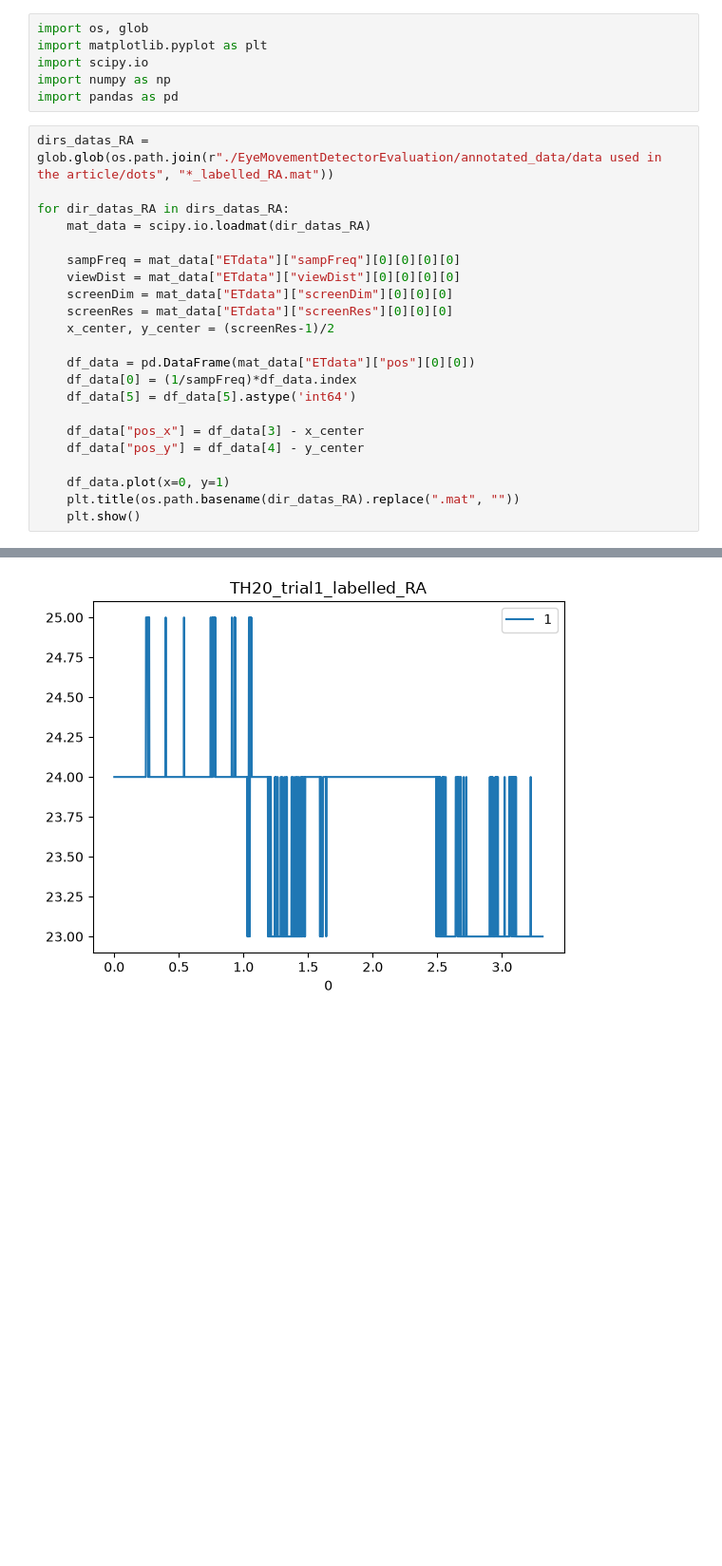
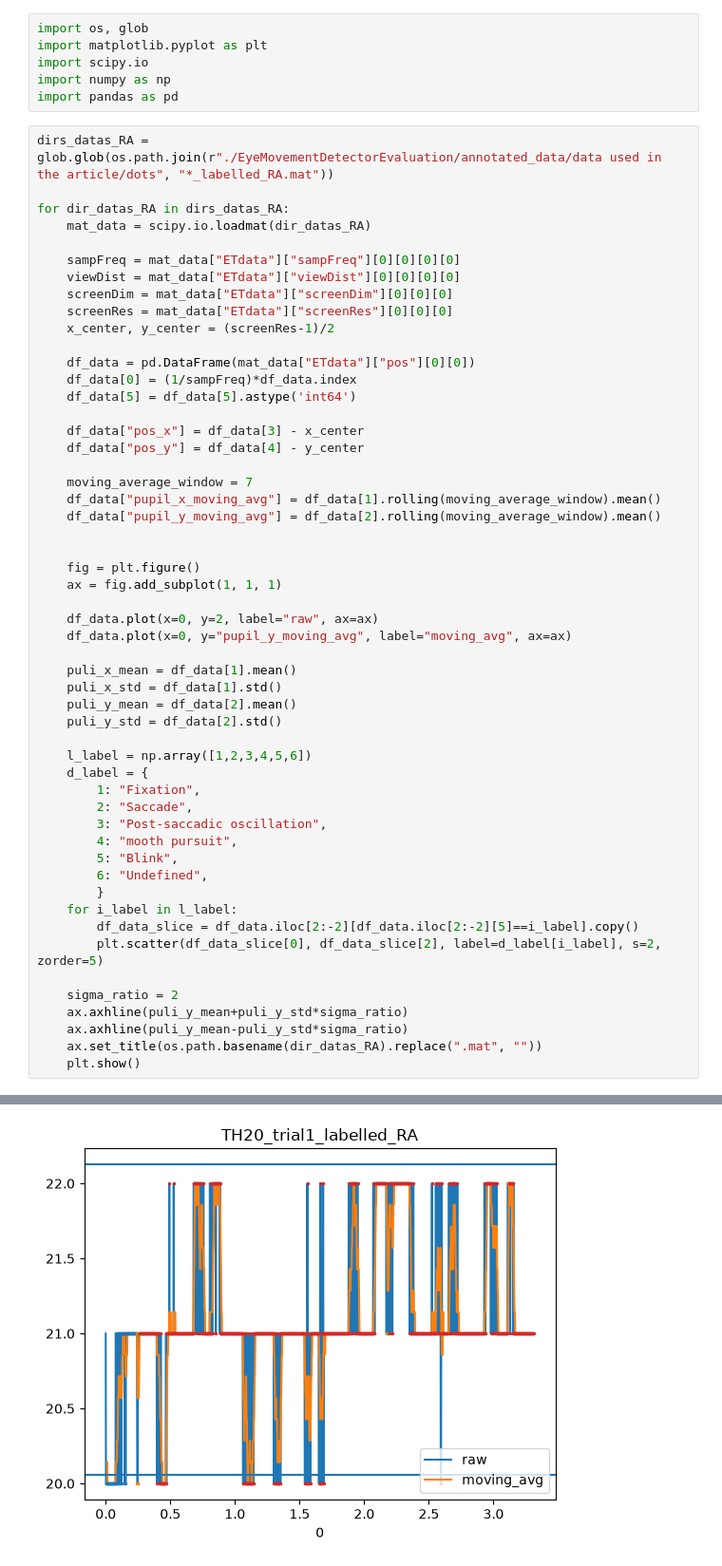
Before and after one commit to kuroganegames/biosignal_training, a Jupyter notebook: work_sim_2/show_pupil.ipynb, the cells around one changed output, grey strips where cells are left out. Shown at 95% size. Cells and saved outputs as stored; diff of their text form; blank space fills up the shorter version.

Commit message:
sim2: add pupil removed

```diff
--- a/work_sim_2/show_pupil.ipynb
+++ b/work_sim_2/show_pupil.ipynb
@@ -23,7 +23,38 @@ for dir_datas_RA in dirs_datas_RA:
     df_data["pos_x"] = df_data[3] - x_center
     df_data["pos_y"] = df_data[4] - y_center
 
-    df_data.plot(x=0, y=1)
-    plt.title(os.path.basename(dir_datas_RA).replace(".mat", ""))
+    moving_average_window = 7
+    df_data["pupil_x_moving_avg"] = df_data[1].rolling(moving_average_window).mean()
+    df_data["pupil_y_moving_avg"] = df_data[2].rolling(moving_average_window).mean()
+
+
+    fig = plt.figure()
+    ax = fig.add_subplot(1, 1, 1)
+
+    df_data.plot(x=0, y=2, label="raw", ax=ax)
+    df_data.plot(x=0, y="pupil_y_moving_avg", label="moving_avg", ax=ax)
+
+    puli_x_mean = df_data[1].mean()
+    puli_x_std = df_data[1].std()
+    puli_y_mean = df_data[2].mean()
+    puli_y_std = df_data[2].std()
+
+    l_label = np.array([1,2,3,4,5,6])
+    d_label = {
+        1: "Fixation",
+        2: "Saccade",
+        3: "Post-saccadic oscillation",
+        4: "mooth pursuit",
+        5: "Blink",
+        6: "Undefined",
+        }
+    for i_label in l_label:
+        df_data_slice = df_data.iloc[2:-2][df_data.iloc[2:-2][5]==i_label].copy()
+        plt.scatter(df_data_slice[0], df_data_slice[2], label=d_label[i_label], s=2, zorder=5)
+
+    sigma_ratio = 2
+    ax.axhline(puli_y_mean+puli_y_std*sigma_ratio)
+    ax.axhline(puli_y_mean-puli_y_std*sigma_ratio)
+    ax.set_title(os.path.basename(dir_datas_RA).replace(".mat", ""))
     plt.show()
 # %% [output]
@@ -37 +68 @@ for dir_datas_RA in dirs_datas_RA:
-[figure, old version]
+[figure, new version]
```
Also changed, not shown: parts of 1 cell of this notebook, 5 other files.
